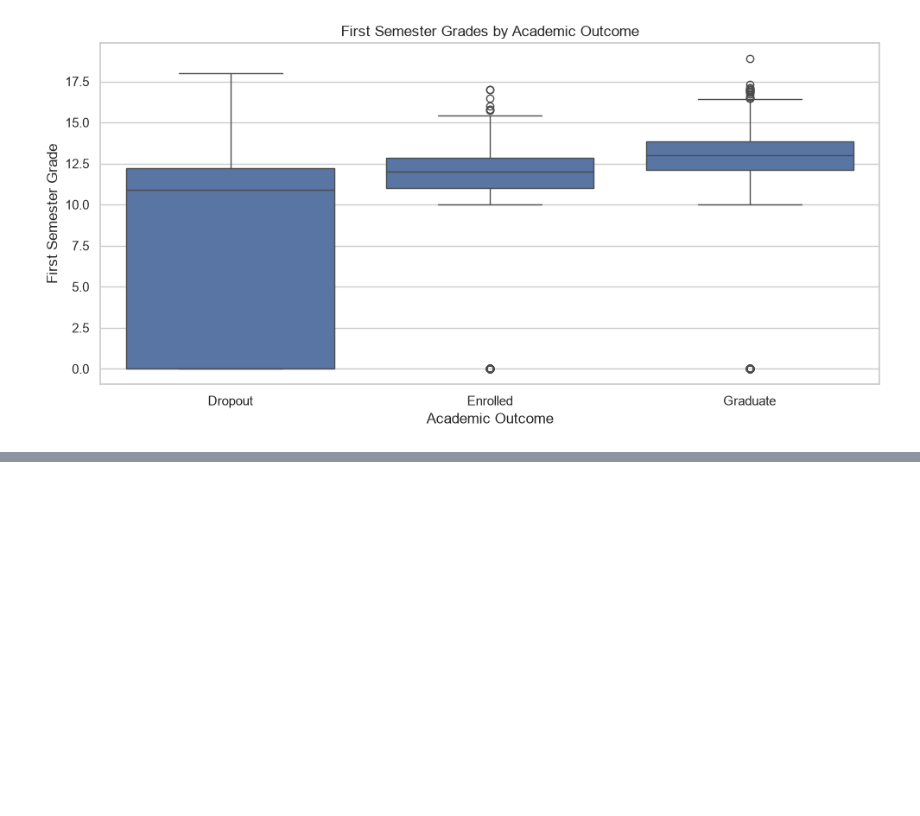
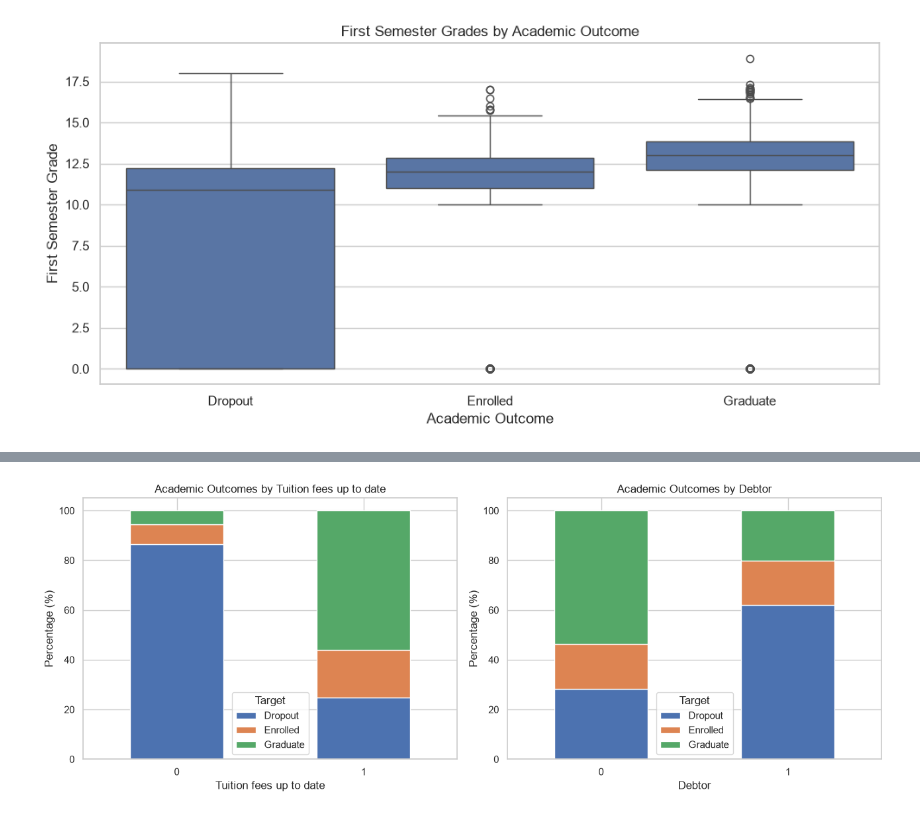
Before and after one commit to mrsegaexplains/IT5022_machine_learning_group_assignment, a Jupyter notebook: notebooks/01_data_exploration.ipynb, the cells around one changed output, grey strips where cells are left out. Cells and saved outputs as stored; diff of their text form; code cells hidden in the pictures; blank space fills up the shorter version.

```diff
--- a/notebooks/01_data_exploration.ipynb
+++ b/notebooks/01_data_exploration.ipynb
@@ -237,0 +582,35 @@ plt.show()
+# %%
+#Financial factors vs academic outcome
+financial_features = [
+    "Tuition fees up to date",
+    "Debtor"
+]
+
+fig, axes = plt.subplots(1, 2, figsize=(13, 5))
+
+for ax, feature in zip(axes, financial_features):
+    percentage_table = pd.crosstab(
+        df[feature],
+        df["Target"],
+        normalize="index"
+    ) * 100
+
+    percentage_table = percentage_table.reindex(
+        columns=["Dropout", "Enrolled", "Graduate"]
+    )
+
+    percentage_table.plot(
+        kind="bar",
+        stacked=True,
+        ax=ax
+    )
+
+    ax.set_title(f"Academic Outcomes by {feature}")
+    ax.set_xlabel(feature)
+    ax.set_ylabel("Percentage (%)")
+    ax.tick_params(axis="x", rotation=0)
+
+plt.tight_layout()
+plt.show()
+# %% [output]
+[figure, added]
```
Also changed, not shown: parts of 20 cells of this notebook.
